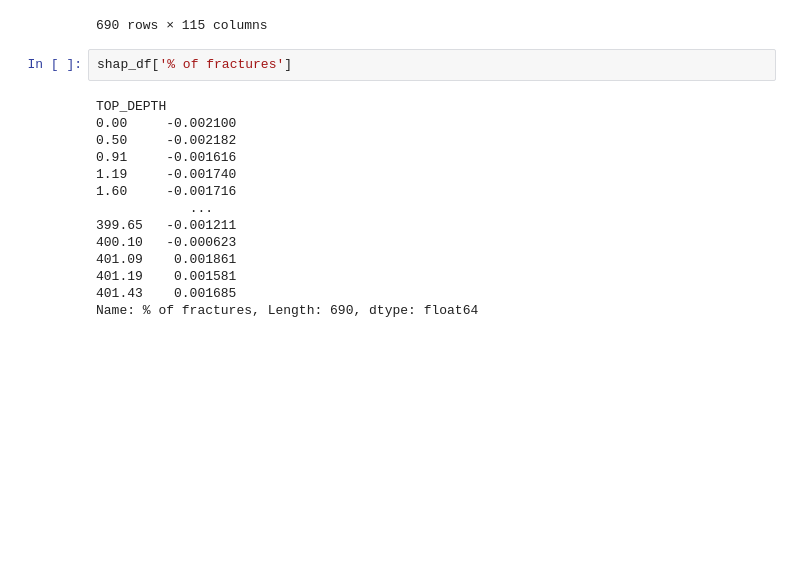
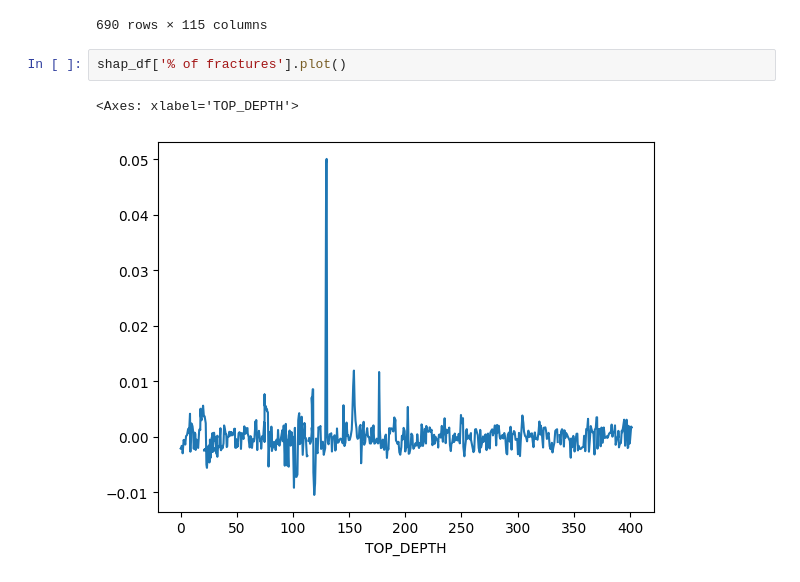
Before and after one commit to SerpRateAI/AI-pipeline-boreholes, a Jupyter notebook: paper-figures.ipynb, the cells around one changed output. Saved outputs shown, nothing was run; the diff lists cells and outputs as text; blank space fills up the shorter version.

```diff
--- a/paper-figures.ipynb
+++ b/paper-figures.ipynb
@@ -976,18 +976,7 @@ shap_df
 | 401.43 | 0.000456 | 0.002990 | 0.044613 | 0.018366 | -0.000180 | 0.007470 | ... |
 690 rows × 115 columns
 # %%
-shap_df['% of fractures']
+shap_df['% of fractures'].plot()
 # %% [output]
-TOP_DEPTH
-0.00     -0.002100
-0.50     -0.002182
-0.91     -0.001616
-1.19     -0.001740
-1.60     -0.001716
-            ...
-399.65   -0.001211
-400.10   -0.000623
-401.09    0.001861
-401.19    0.001581
-401.43    0.001685
-Name: % of fractures, Length: 690, dtype: float64
+<Axes: xlabel='TOP_DEPTH'>
+[figure, added]
```
Also changed, not shown: parts of 3 cells of this notebook.
